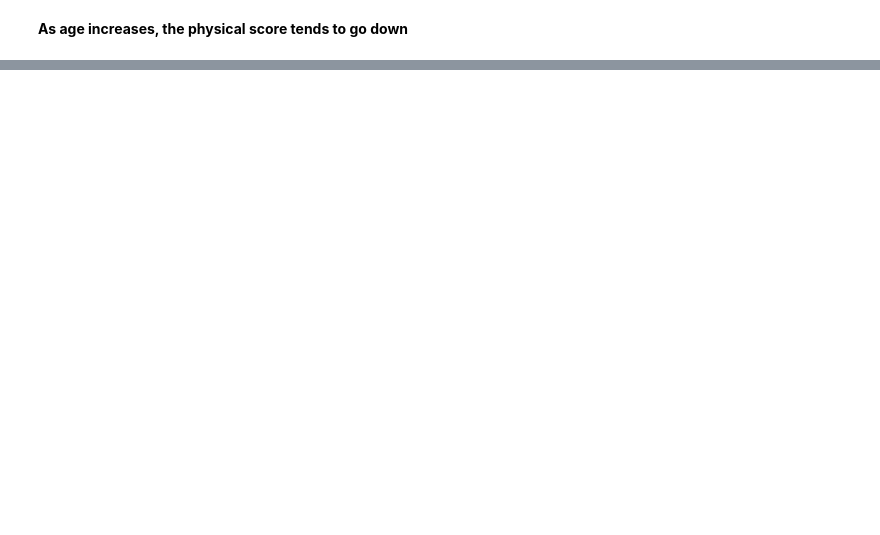
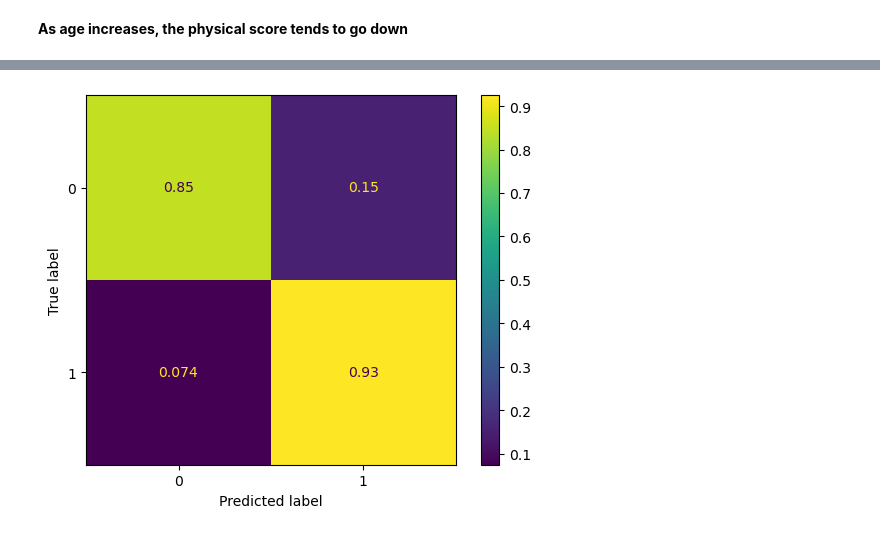
Before and after one commit to Jammal7/Introduction_to_Data_Science, a Jupyter notebook: ML/06. Logistic Regression/Logistic_regression.ipynb, the cells around one changed output, grey strips where cells are left out. Saved outputs shown, nothing was run; the diff lists cells and outputs as text; code cells hidden in the pictures; blank space fills up the shorter version.

Commit message:
Logistic_reg

```diff
--- a/ML/06. Logistic Regression/Logistic_regression.ipynb
+++ b/ML/06. Logistic Regression/Logistic_regression.ipynb
@@ -93,0 +110,9 @@ sns.heatmap(df.corr(), annot=True);
+# %%
+X = df.drop('test_result', axis=1)
+y = df['test_result']
+
+X_train, X_test, y_train, y_test = train_test_split(X, y, test_size=0.1, random_state=42)
+scaler = StandardScaler()
+
+scaled_X_train = scaler.fit_transform(X_train)
+scaled_X_test = scaler.fit_transform(X_test)
@@ -93,0 +123,3 @@ sns.heatmap(df.corr(), annot=True);
+# %%
+log_model = LogisticRegression()
+log_model.fit(scaled_X_train, y_train)
@@ -93,0 +152,5 @@ sns.heatmap(df.corr(), annot=True);
+# %%
+# Scaled so highest value=1
+plot_confusion_matrix(log_model,scaled_X_test,y_test,normalize='true');
+# %% [output]
+[figure, added]
```
Also changed, not shown: parts of 29 cells of this notebook, 1 other file.
